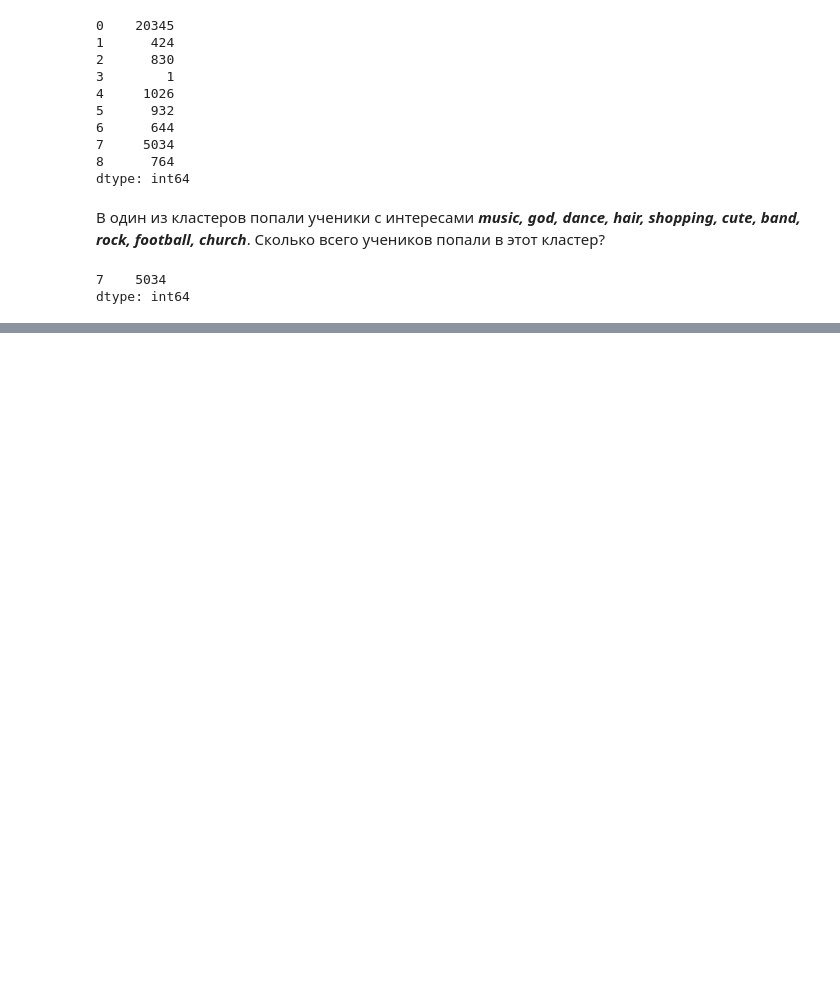
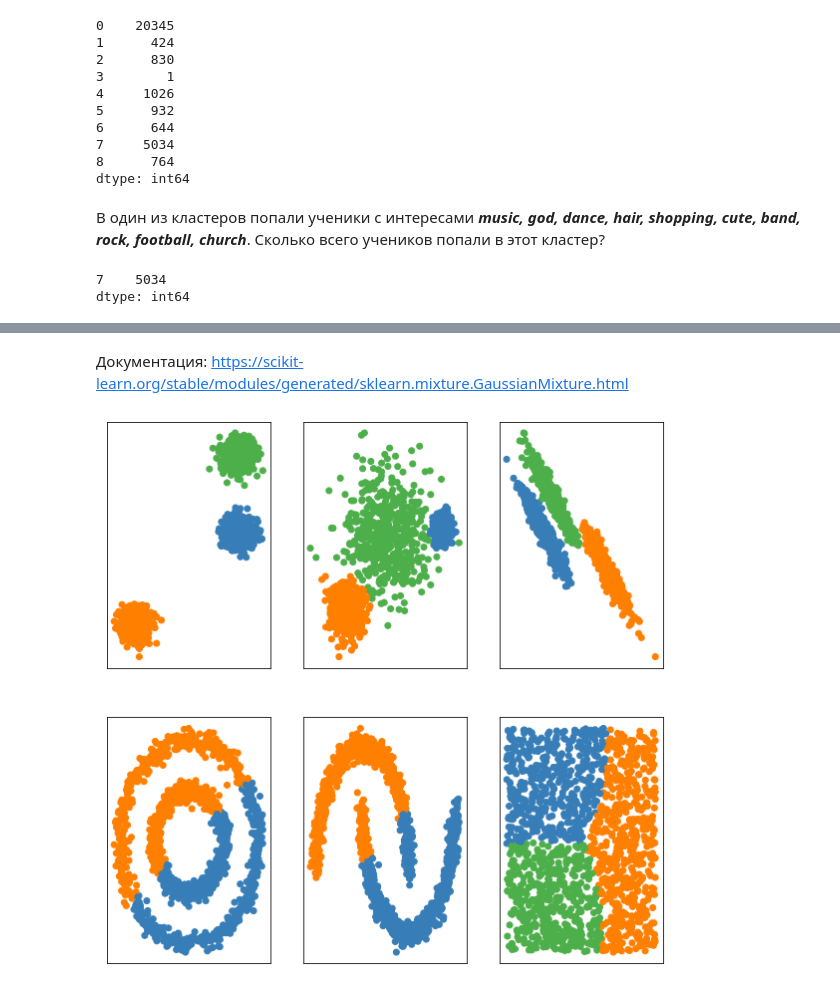
Before and after one commit to luhakv/ML_2, a Jupyter notebook: ML-7. Кластеризация.ipynb, the cells around one changed output, grey strips where cells are left out. Cells and saved outputs as stored; diff of their text form; code cells hidden in the pictures; blank space fills up the shorter version.

Commit message:
Init

```diff
--- a/ML-7. Кластеризация.ipynb
+++ b/ML-7. Кластеризация.ipynb
@@ -540,0 +555,34 @@ dtype: int64
+# %% [markdown]
+Документация: https://scikit-learn.org/stable/modules/generated/sklearn.mixture.GaussianMixture.html
+# %%
+from sklearn.mixture import GaussianMixture
+
+em_gm = GaussianMixture(n_components=1,
+                        max_iter=100,
+                        init_params='kmeans' # 'kmeans’, ‘random’
+                       )
+# %%
+datasets_params_list = [
+    (blobs, {'n_clusters': 3}),
+    (varied, {'n_clusters': 3}),
+    (aniso, {'n_clusters': 3}),
+    (noisy_circles, {'n_clusters': 2}),
+    (noisy_moons, {'n_clusters': 2}),
+    (no_structure, {'n_clusters': 3})]
+
+for i, (X, em_gm_params) in enumerate(datasets_params_list, start=1):
+    X = StandardScaler().fit_transform(X)
+    em_gm = GaussianMixture(n_components=em_gm_params['n_clusters'])
+
+    em_gm.fit(X)
+    y_pred = em_gm.predict(X)
+
+    plt.subplot(f'23{i}')
+    plt.xticks([]); plt.yticks([])
+    colors = np.array(list(islice(cycle(['#377eb8', '#ff7f00', '#4daf4a',
+                                         '#f781bf', '#a65628', '#984ea3',
+                                         '#999999', '#e41a1c', '#dede00']),
+                                  int(max(y_pred) + 1))))
+    plt.scatter(X[:, 0], X[:, 1], color=colors[y_pred])
+# %% [output]
+[figure, added]
```
Also changed, not shown: parts of 57 cells of this notebook, 1 other file.
